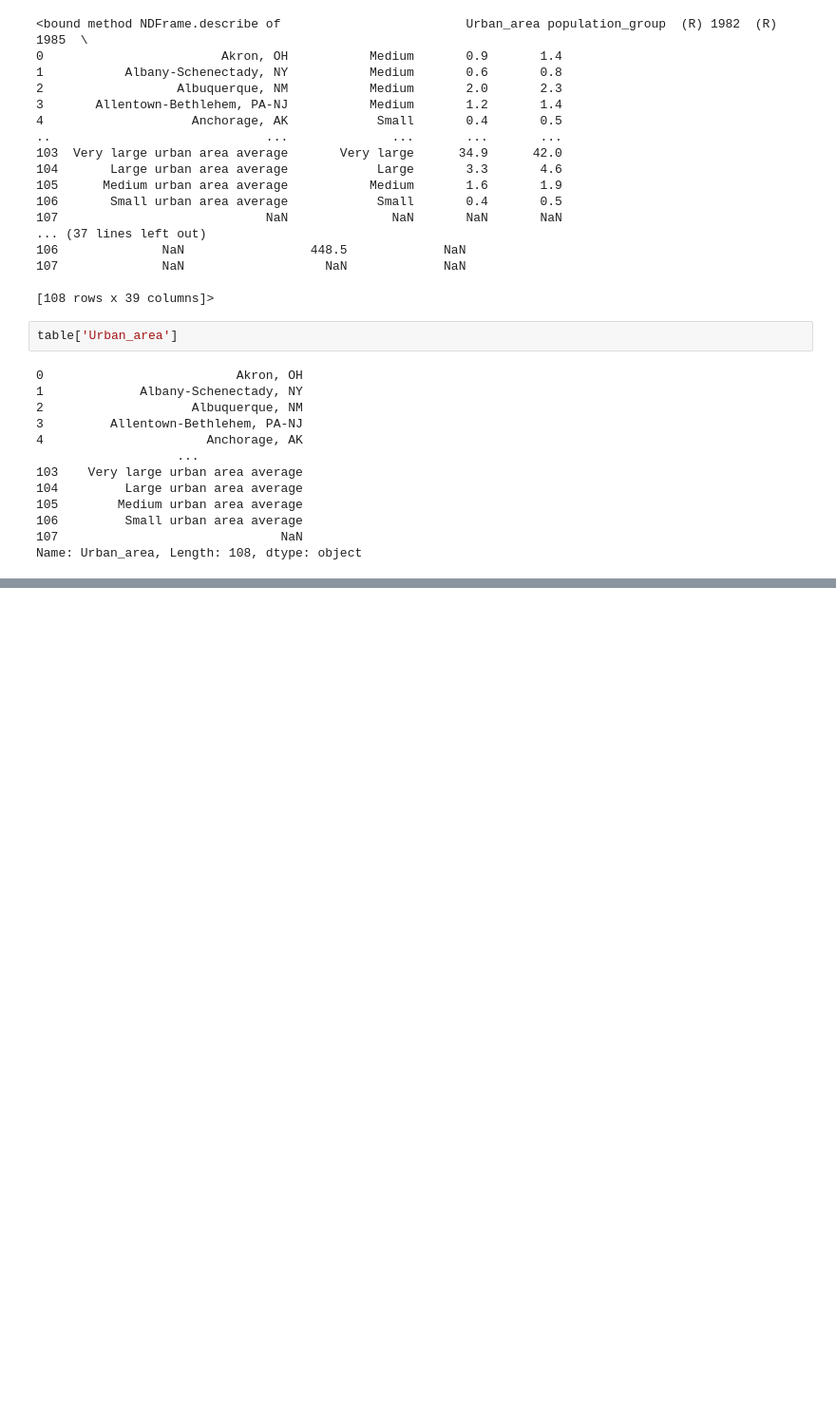
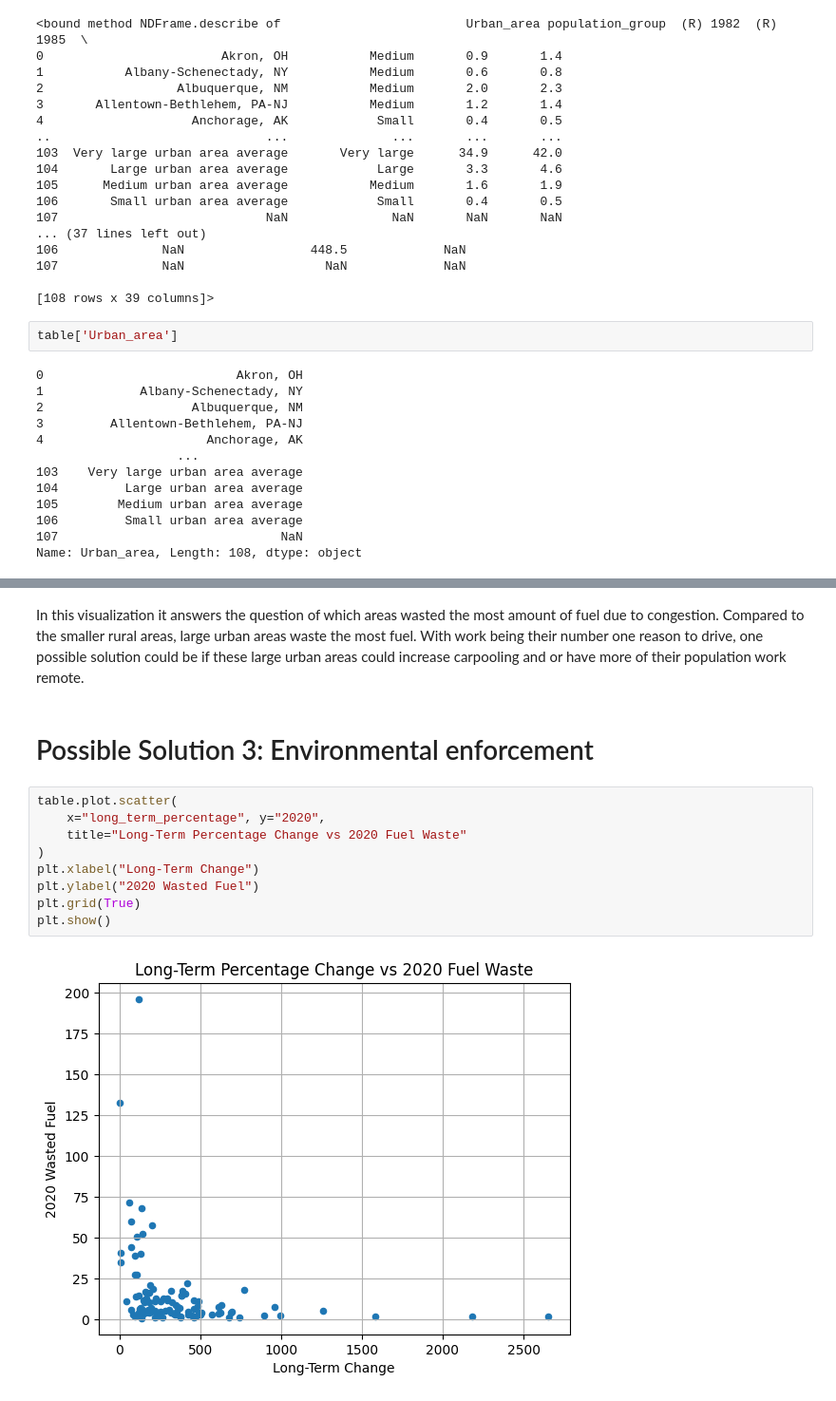
Before and after one commit to jess11233/ITCS3162, a Jupyter notebook: projectOneVisual.ipynb, the cells around one changed output, grey strips where cells are left out. Shown at 95% size. Saved outputs shown, nothing was run; the diff lists cells and outputs as text; blank space fills up the shorter version.

```diff
--- a/projectOneVisual.ipynb
+++ b/projectOneVisual.ipynb
@@ -127,0 +183,15 @@ table.plot(x = 'short_term_rank', y = 'long_term_rank',kind = 'bar')
+# %% [markdown]
+In this visualization it answers the question of which areas wasted the most amount of fuel due to congestion. Compared to the smaller rural areas, large urban areas waste the most fuel. With work being their number one reason to drive, one possible solution could be if these large urban areas could increase carpooling and or have more of their population work remote.
+# %% [markdown]
+# Possible Solution 3: Environmental enforcement
+# %%
+table.plot.scatter(
+    x="long_term_percentage", y="2020",
+    title="Long-Term Percentage Change vs 2020 Fuel Waste"
+)
+plt.xlabel("Long-Term Change")
+plt.ylabel("2020 Wasted Fuel")
+plt.grid(True)
+plt.show()
+# %% [output]
+[figure, added]
```
Also changed, not shown: parts of 24 cells of this notebook.
